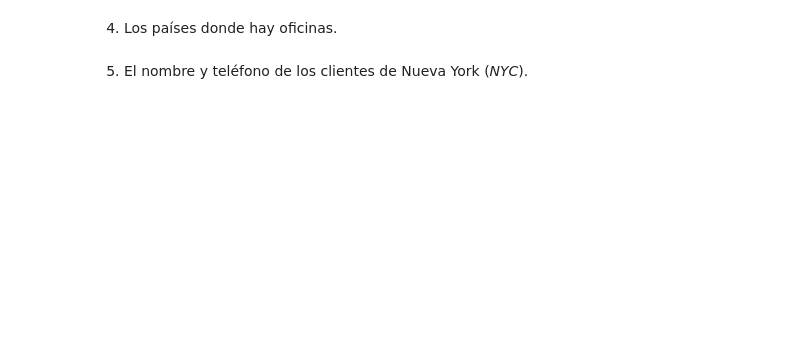
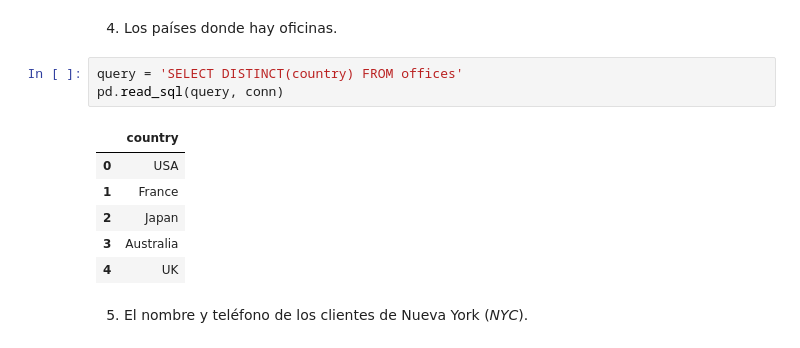
Before and after one commit to andrea-sanchez/master_ia, a Jupyter notebook: Ciencia de Datos/Actividad3BDManipulacion_A01795414.ipynb, the cells around one changed output. Drawn from its saved outputs; the diff is of its cells as text; blank space fills up the shorter version.

```diff
--- a/Ciencia de Datos/Actividad3BDManipulacion_A01795414.ipynb
+++ b/Ciencia de Datos/Actividad3BDManipulacion_A01795414.ipynb
@@ -63,4 +101,14 @@ Escribe las consultas en SQL para obtener:
 # %% [markdown]
 4.	Los países donde hay oficinas.
+# %%
+query = 'SELECT DISTINCT(country) FROM offices'
+pd.read_sql(query, conn)
+# %% [output]
+|  | country |
+| 0 | USA |
+| 1 | France |
+| 2 | Japan |
+| 3 | Australia |
+| 4 | UK |
 # %% [markdown]
 5.	El nombre y teléfono de los clientes de Nueva York (*NYC*).
```
Also changed, not shown: parts of 6 cells of this notebook.
